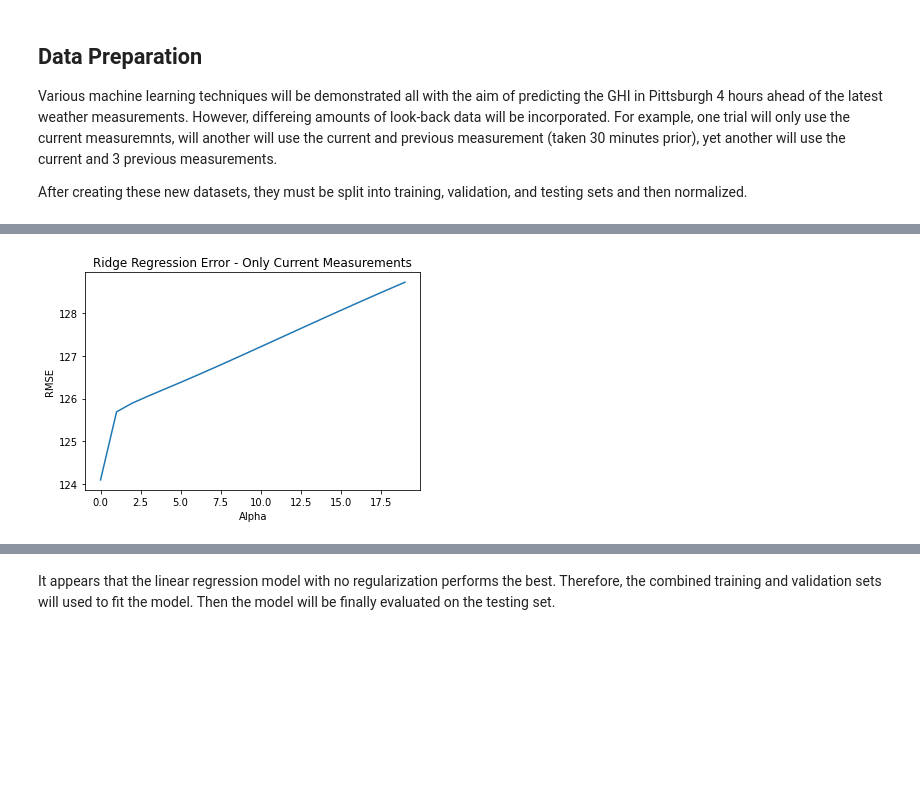
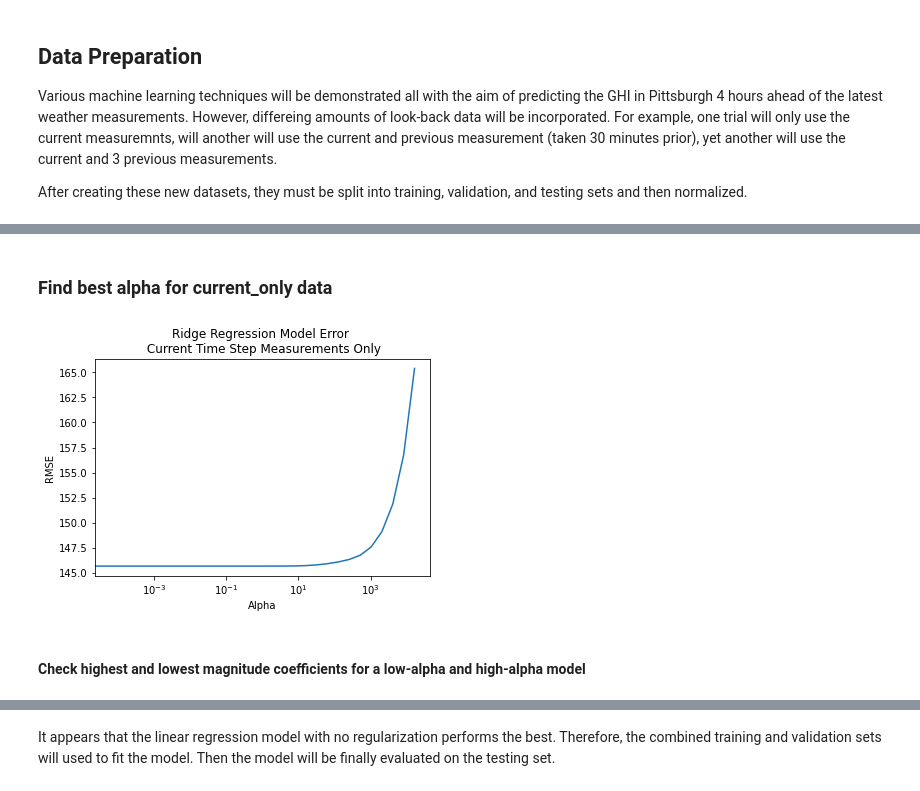
Before and after one commit to johnjkieffer/Solar_Forecasting, a Jupyter notebook: Comparing ML Algorithms for Solar Forecasting.ipynb, the cells around one changed output, grey strips where cells are left out. Drawn from its saved outputs; the diff is of its cells as text; code cells hidden in the pictures; blank space fills up the shorter version.

Commit message:
Final iteration of Ridge Reg and Dec. trees

```diff
--- a/Comparing ML Algorithms for Solar Forecasting.ipynb
+++ b/Comparing ML Algorithms for Solar Forecasting.ipynb
@@ -128,0 +184,14 @@ train_test_split(X_current_and_previous_3_train_val, y_current_and_previous_3_tr
+# %%
+corr = X_current_only_train.corr()
+columns = np.full((corr.shape[0],), True, dtype=bool)
+
+for i in range(corr.shape[0]):
+    for j in range(i+1, corr.shape[0]):
+        if corr.iloc[i,j] >= 0.98:
+            if columns[j]:
+                columns[j] = False
+selected_columns = X_current_only_train.columns[columns]
+X_current_only_train = X_current_only_train[selected_columns]
+X_current_only_val = X_current_only_val[selected_columns]
+X_current_only_train_val = X_current_only_train_val[selected_columns]
+X_current_only_test = X_current_only_test[selected_columns]
@@ -207,28 +700,32 @@ The first model attempted will be a simple linear regression model where ridge m
+# %% [markdown]
+### Find best alpha for current_only data
 # %%
-from sklearn.linear_model import Ridge
-from sklearn.linear_model import LinearRegression
-from sklearn.metrics import mean_squared_error
-
 scores = []
-alpha = range(0, 20)
+alpha = [0, 2**-14, 2**-13, 2**-12, 2**-11, 2**-10, 2**-9, 2**-8, 2**-7, 2**-6, 2**-5,2**-4, 2**-3,2**-2, 2**-1, 2**0, 2**1, 2**2, 2**3, 2**4,\
+         2**5, 2**6, 2**7, 2**8, 2**9, 2**10, 2**11, 2**12, 2**13, 2**14]
 
 for a in alpha:
     if a == 0:
         model = LinearRegression()
     else:
-        model = Ridge(alpha=a)
+        model = Ridge(random_state = 15217, alpha=a)
+
     model.fit(X_current_only_train_norm, y_current_only_train_norm)
     prediction = model.predict(X_current_only_val_norm)
 
     prediction = y_current_only_train_scaler.inverse_transform(prediction)
     actual = y_current_only_val
 
     scores.append(mean_squared_error(actual, prediction, squared=False))
 
+
 plt.plot(alpha, scores)
-plt.title('Ridge Regression Error - Only Current Measurements')
+plt.title('Ridge Regression Model Error \n Current Time Step Measurements Only')
 plt.xlabel('Alpha')
 plt.ylabel('RMSE')
+plt.xscale('log')
 plt.show()
 # %% [output]
-[figure, old version]
+[figure, new version]
+# %% [markdown]
+#### Check highest and lowest magnitude coefficients for a low-alpha and high-alpha model
```
Also changed, not shown: parts of 118 cells of this notebook.
